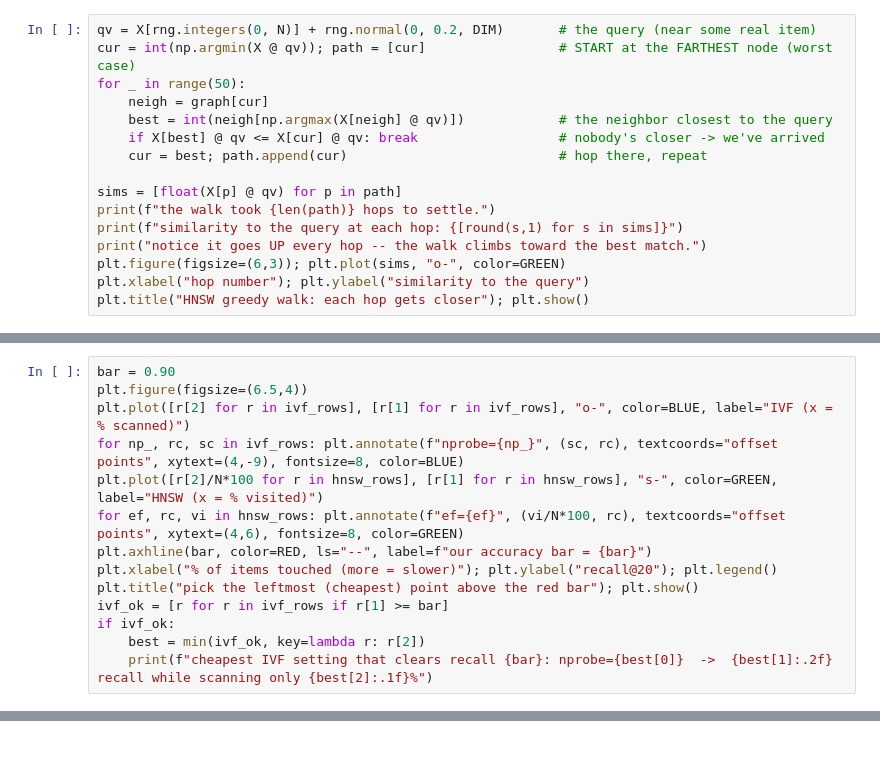
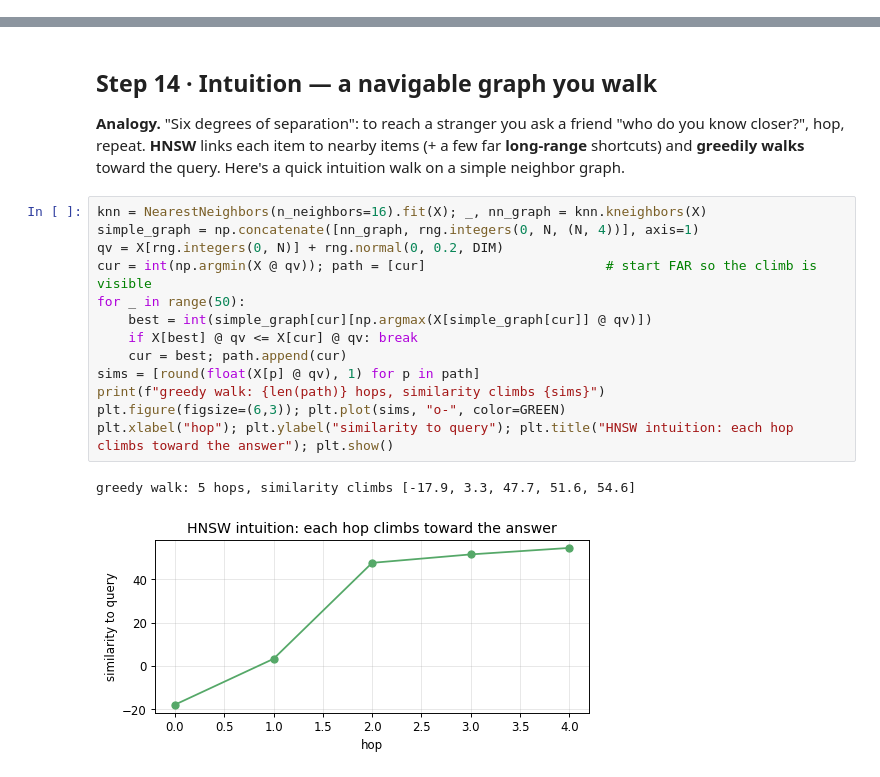
Before and after one commit to niamleeson/ml-math, a Jupyter notebook: afp/notebooks/M13-ann-vector-search.ipynb, the cells around one changed output, grey strips where cells are left out. Saved outputs shown, nothing was run; the diff lists cells and outputs as text; blank space fills up the shorter version.

```diff
--- a/afp/notebooks/M13-ann-vector-search.ipynb
+++ b/afp/notebooks/M13-ann-vector-search.ipynb
@@ -464,16 +0,0 @@ the climb.
-# %%
-qv = X[rng.integers(0, N)] + rng.normal(0, 0.2, DIM)       # the query (near some real item)
-cur = int(np.argmin(X @ qv)); path = [cur]                 # START at the FARTHEST node (worst case)
-for _ in range(50):
-    neigh = graph[cur]
-    best = int(neigh[np.argmax(X[neigh] @ qv)])            # the neighbor closest to the query
-    if X[best] @ qv <= X[cur] @ qv: break                  # nobody's closer -> we've arrived
-    cur = best; path.append(cur)                           # hop there, repeat
-
-sims = [float(X[p] @ qv) for p in path]
-print(f"the walk took {len(path)} hops to settle.")
-print(f"similarity to the query at each hop: {[round(s,1) for s in sims]}")
-print("notice it goes UP every hop -- the walk climbs toward the best match.")
-plt.figure(figsize=(6,3)); plt.plot(sims, "o-", color=GREEN)
-plt.xlabel("hop number"); plt.ylabel("similarity to the query")
-plt.title("HNSW greedy walk: each hop gets closer"); plt.show()
@@ -602,14 +0,0 @@ x-axis), draw a recall bar at 0.90, and print the cheapest IVF setting that clea
-# %%
-bar = 0.90
-plt.figure(figsize=(6.5,4))
-plt.plot([r[2] for r in ivf_rows], [r[1] for r in ivf_rows], "o-", color=BLUE, label="IVF (x = % scanned)")
-for np_, rc, sc in ivf_rows: plt.annotate(f"nprobe={np_}", (sc, rc), textcoords="offset points", xytext=(4,-9), fontsize=8, color=BLUE)
-plt.plot([r[2]/N*100 for r in hnsw_rows], [r[1] for r in hnsw_rows], "s-", color=GREEN, label="HNSW (x = % visited)")
-for ef, rc, vi in hnsw_rows: plt.annotate(f"ef={ef}", (vi/N*100, rc), textcoords="offset points", xytext=(4,6), fontsize=8, color=GREEN)
-plt.axhline(bar, color=RED, ls="--", label=f"our accuracy bar = {bar}")
-plt.xlabel("% of items touched (more = slower)"); plt.ylabel("recall@20"); plt.legend()
-plt.title("pick the leftmost (cheapest) point above the red bar"); plt.show()
-ivf_ok = [r for r in ivf_rows if r[1] >= bar]
-if ivf_ok:
-    best = min(ivf_ok, key=lambda r: r[2])
-    print(f"cheapest IVF setting that clears recall {bar}: nprobe={best[0]}  ->  {best[1]:.2f} recall while scanning only {best[2]:.1f}%")
@@ -711,0 +329,23 @@ come from M11's embeddings, trained as **contrastive encoders** — which is **M
+# %% [markdown]
+## Step 14 · Intuition — a navigable graph you walk
+
+**Analogy.** "Six degrees of separation": to reach a stranger you ask a friend "who do you know
+closer?", hop, repeat. **HNSW** links each item to nearby items (+ a few far **long-range**
+shortcuts) and **greedily walks** toward the query. Here's a quick intuition walk on a simple
+neighbor graph.
+# %%
+knn = NearestNeighbors(n_neighbors=16).fit(X); _, nn_graph = knn.kneighbors(X)
+simple_graph = np.concatenate([nn_graph, rng.integers(0, N, (N, 4))], axis=1)
+qv = X[rng.integers(0, N)] + rng.normal(0, 0.2, DIM)
+cur = int(np.argmin(X @ qv)); path = [cur]                       # start FAR so the climb is visible
+for _ in range(50):
+    best = int(simple_graph[cur][np.argmax(X[simple_graph[cur]] @ qv)])
+    if X[best] @ qv <= X[cur] @ qv: break
+    cur = best; path.append(cur)
+sims = [round(float(X[p] @ qv), 1) for p in path]
+print(f"greedy walk: {len(path)} hops, similarity climbs {sims}")
+plt.figure(figsize=(6,3)); plt.plot(sims, "o-", color=GREEN)
+plt.xlabel("hop"); plt.ylabel("similarity to query"); plt.title("HNSW intuition: each hop climbs toward the answer"); plt.show()
+# %% [output]
+greedy walk: 5 hops, similarity climbs [-17.9, 3.3, 47.7, 51.6, 54.6]
+[figure, added]
```
Also changed, not shown: parts of 115 cells of this notebook, 1 other file.
